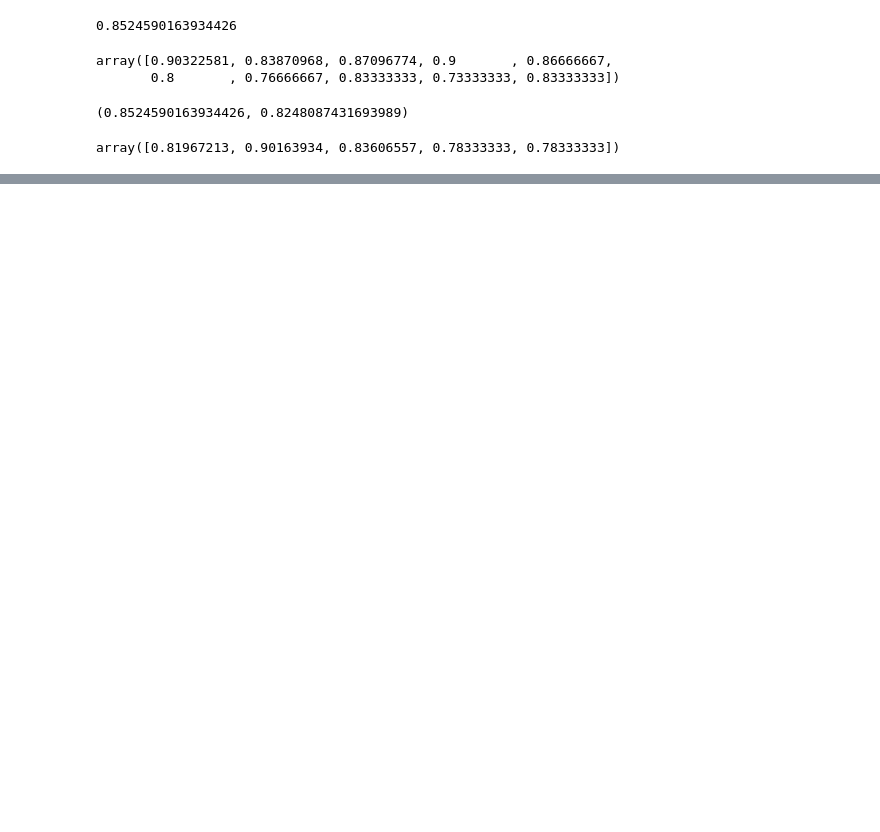
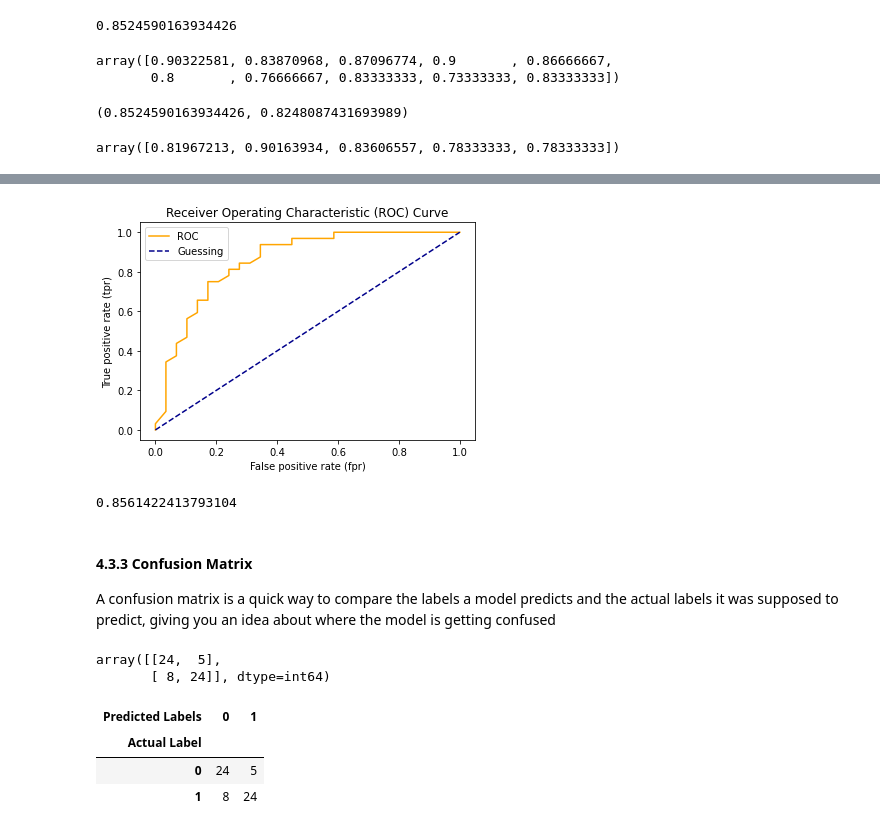
Before and after one commit to Cablab/ml-ds, a Jupyter notebook: learning-projects/intro-sklearn.ipynb, the cells around one changed output, grey strips where cells are left out. Drawn from its saved outputs; the diff is of its cells as text; code cells hidden in the pictures; blank space fills up the shorter version.

```diff
--- a/learning-projects/intro-sklearn.ipynb
+++ b/learning-projects/intro-sklearn.ipynb
@@ -1027,0 +1073,13 @@ array([0.81967213, 0.90163934, 0.83606557, 0.78333333, 0.78333333])
+# %%
+# Create train and test splits
+X_train, X_test, y_train, y_test = train_test_split(X, y, test_size=0.2)
+# %%
+from sklearn.metrics import roc_curve
+
+# Fit Classifier
+clf.fit(X_train, y_train)
+
+# Make predictions with probabilities
+y_probs = clf.predict_proba(X_test)
+
+y_probs[:10], len(y_probs)
@@ -1027,0 +1098,3 @@ array([0.81967213, 0.90163934, 0.83606557, 0.78333333, 0.78333333])
+# %%
+y_probs_positive = y_probs[:, 1] # Get column 1 from every row
+y_probs_positive[:10]
@@ -1027,0 +1103,6 @@ array([0.81967213, 0.90163934, 0.83606557, 0.78333333, 0.78333333])
+# %%
+# Calculate fpr, tpr, and thresholds
+fpr, tpr, thresholds = roc_curve(y_test, y_probs_positive)
+
+# Check the false positive rates
+fpr
@@ -1027,0 +1117,53 @@ array([0.81967213, 0.90163934, 0.83606557, 0.78333333, 0.78333333])
+# %%
+# Create a function for plotting ROC curves
+import matplotlib.pyplot as plt
+
+def plot_roc_curve(fpr, tpr):
+    """
+    Plots the ROC curve given the false positive rate (fpr)
+    and true positive rate (tpr) of a model
+    """
+    # Plot ROC curve
+    plt.plot(fpr, tpr, color="orange", label="ROC")
+
+    # Plot line with noe predictive power
+    plt.plot([0, 1], [0, 1], color="darkblue", linestyle="--", label="Guessing")
+
+    # Customize the plot
+    plt.xlabel("False positive rate (fpr)")
+    plt.ylabel("True positive rate (tpr)")
+    plt.title("Receiver Operating Characteristic (ROC) Curve")
+    plt.legend()
+    plt.show()
+
+plot_roc_curve(fpr, tpr)
+# %% [output]
+[figure, added]
+# %%
+from sklearn.metrics import roc_auc_score
+
+roc_auc_score(y_test, y_probs_positive)
+# %% [output]
+0.8561422413793104
+# %% [markdown]
+#### 4.3.3 Confusion Matrix
+
+A confusion matrix is a quick way to compare the labels a model predicts and the actual labels it was supposed to predict, giving you an idea about where the model is getting confused
+# %%
+# Get initial confusion matrix values
+from sklearn.metrics import confusion_matrix
+
+y_preds = clf.predict(X_test)
+
+confusion_matrix(y_test, y_preds)
+# %% [output]
+array([[24,  5],
+       [ 8, 24]], dtype=int64)
+# %%
+# Visualize confusion matrix with pd.crosstab()
+pd.crosstab(y_test, y_preds, rownames=["Actual Label"], colnames=["Predicted Labels"])
+# %% [output]
+| Predicted Labels | 0 | 1 |
+| Actual Label |  |  |
+| 0 | 24 | 5 |
+| 1 | 8 | 24 |
```
Also changed, not shown: parts of 77 cells of this notebook, 3 other files.
